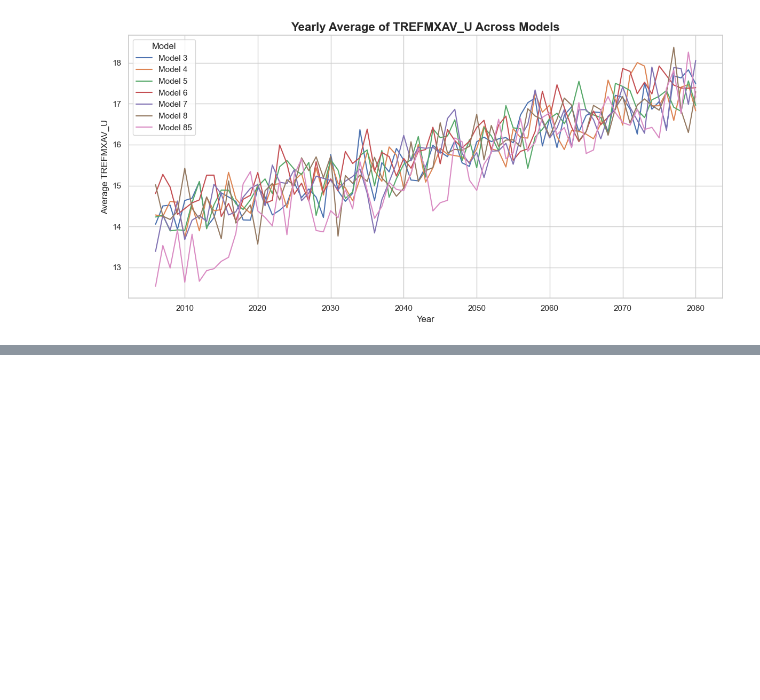
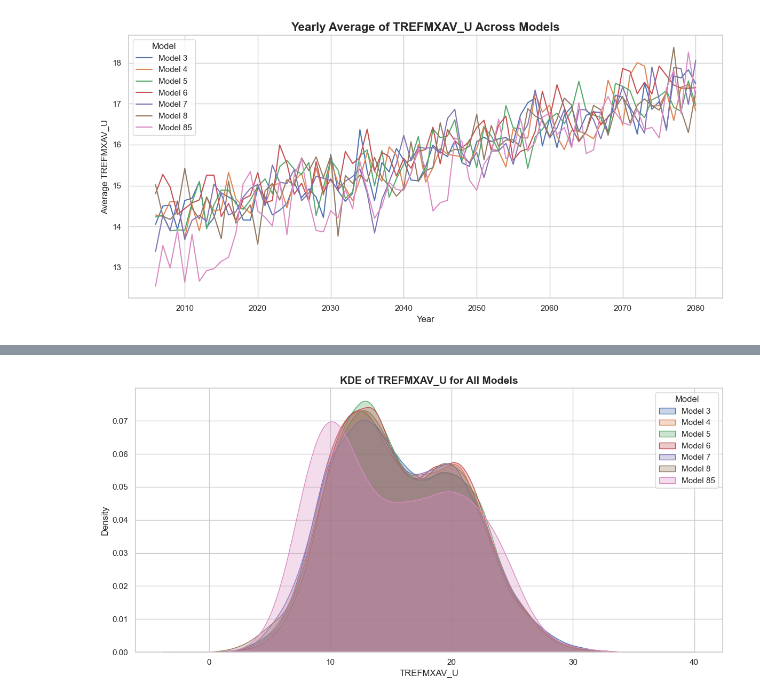
Before and after one commit to JYHYL/EART60702-Group3, a Jupyter notebook: EDA.ipynb, the cells around one changed output, grey strips where cells are left out. Cells and saved outputs as stored; diff of their text form; code cells hidden in the pictures; blank space fills up the shorter version.

```diff
--- a/EDA.ipynb
+++ b/EDA.ipynb
@@ -250,0 +218,17 @@ plt.show()
+# %%
+plt.figure(figsize=(12, 6))
+
+# Plot the KDE for each model
+for model in df['model'].unique():
+    model_data = df[df['model'] == model]['TREFMXAV_U'].dropna()
+    sns.kdeplot(model_data, label=f'Model {model}', fill=True, alpha=0.3)
+
+# Graph settings
+plt.title('KDE of TREFMXAV_U for All Models', fontsize=14, fontweight='bold')
+plt.xlabel('TREFMXAV_U')
+plt.ylabel('Density')
+plt.legend(title='Model')
+plt.tight_layout()
+plt.show()
+# %% [output]
+[figure, added]
```
Also changed, not shown: parts of 11 cells of this notebook.
